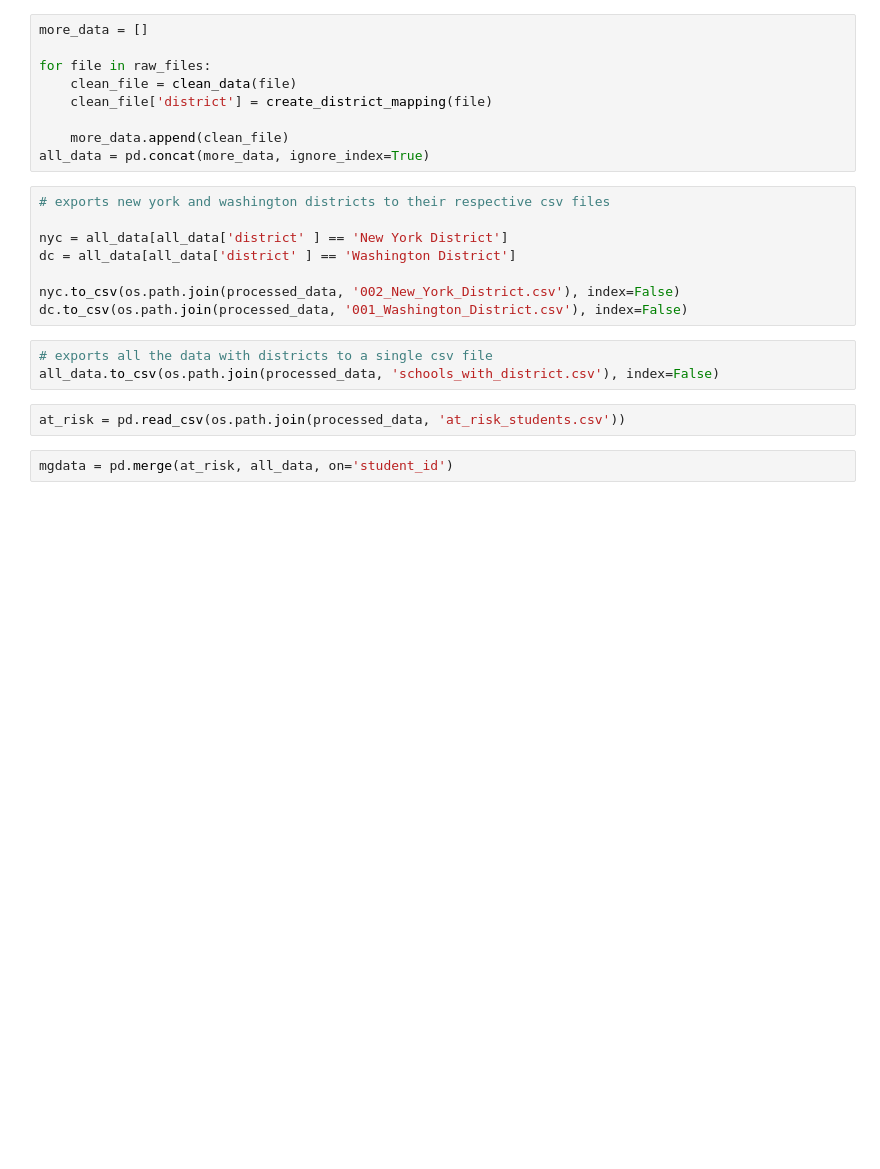
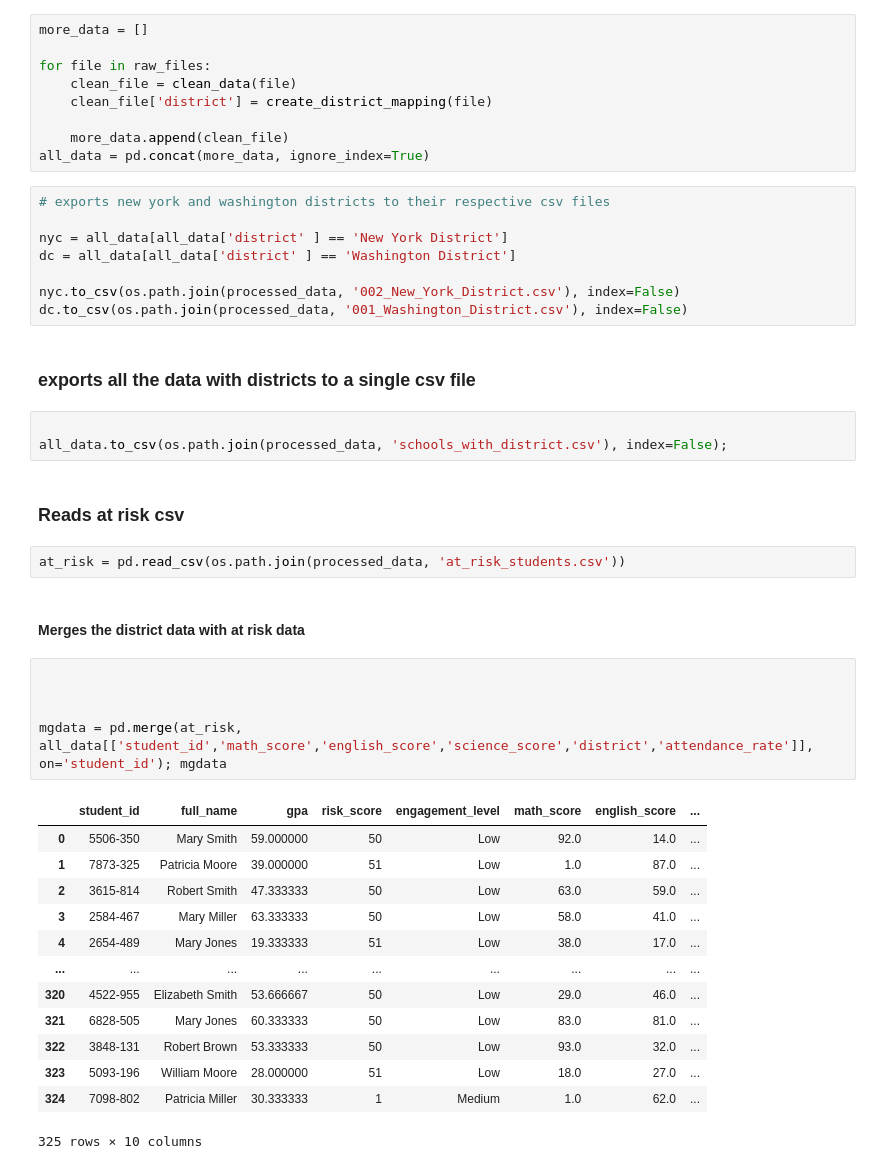
Before and after one commit to SamDewriter/eduscope-pro, a Jupyter notebook: notebooks/04-districts-reports.ipynb, the cells around one changed output. Cells and saved outputs as stored; diff of their text form; blank space fills up the shorter version.

```diff
--- a/notebooks/04-districts-reports.ipynb
+++ b/notebooks/04-districts-reports.ipynb
@@ -83,10 +83,33 @@ dc = all_data[all_data['district' ] == 'Washington District']
 
 nyc.to_csv(os.path.join(processed_data, '002_New_York_District.csv'), index=False)
 dc.to_csv(os.path.join(processed_data, '001_Washington_District.csv'), index=False)
+# %% [markdown]
+### exports all the data with districts to a single csv file
 # %%
-# exports all the data with districts to a single csv file
-all_data.to_csv(os.path.join(processed_data, 'schools_with_district.csv'), index=False)
+
+all_data.to_csv(os.path.join(processed_data, 'schools_with_district.csv'), index=False);
+# %% [markdown]
+### Reads at risk csv
 # %%
 at_risk = pd.read_csv(os.path.join(processed_data, 'at_risk_students.csv'))
+# %% [markdown]
+####  Merges the district data with at risk data
 # %%
-mgdata = pd.merge(at_risk, all_data, on='student_id')
+
+
+
+mgdata = pd.merge(at_risk, all_data[['student_id','math_score','english_score','science_score','district','attendance_rate']], on='student_id'); mgdata
+# %% [output]
+|  | student_id | full_name | gpa | risk_score | engagement_level | math_score | english_score | ... |
+| 0 | 5506-350 | Mary Smith | 59.000000 | 50 | Low | 92.0 | 14.0 | ... |
+| 1 | 7873-325 | Patricia Moore | 39.000000 | 51 | Low | 1.0 | 87.0 | ... |
+| 2 | 3615-814 | Robert Smith | 47.333333 | 50 | Low | 63.0 | 59.0 | ... |
+| 3 | 2584-467 | Mary Miller | 63.333333 | 50 | Low | 58.0 | 41.0 | ... |
+| 4 | 2654-489 | Mary Jones | 19.333333 | 51 | Low | 38.0 | 17.0 | ... |
+| ... | ... | ... | ... | ... | ... | ... | ... | ... |
+| 320 | 4522-955 | Elizabeth Smith | 53.666667 | 50 | Low | 29.0 | 46.0 | ... |
+| 321 | 6828-505 | Mary Jones | 60.333333 | 50 | Low | 83.0 | 81.0 | ... |
+| 322 | 3848-131 | Robert Brown | 53.333333 | 50 | Low | 93.0 | 32.0 | ... |
+| 323 | 5093-196 | William Moore | 28.000000 | 51 | Low | 18.0 | 27.0 | ... |
+| 324 | 7098-802 | Patricia Miller | 30.333333 | 1 | Medium | 1.0 | 62.0 | ... |
+325 rows × 10 columns
```
Also changed, not shown: parts of 9 cells of this notebook.
